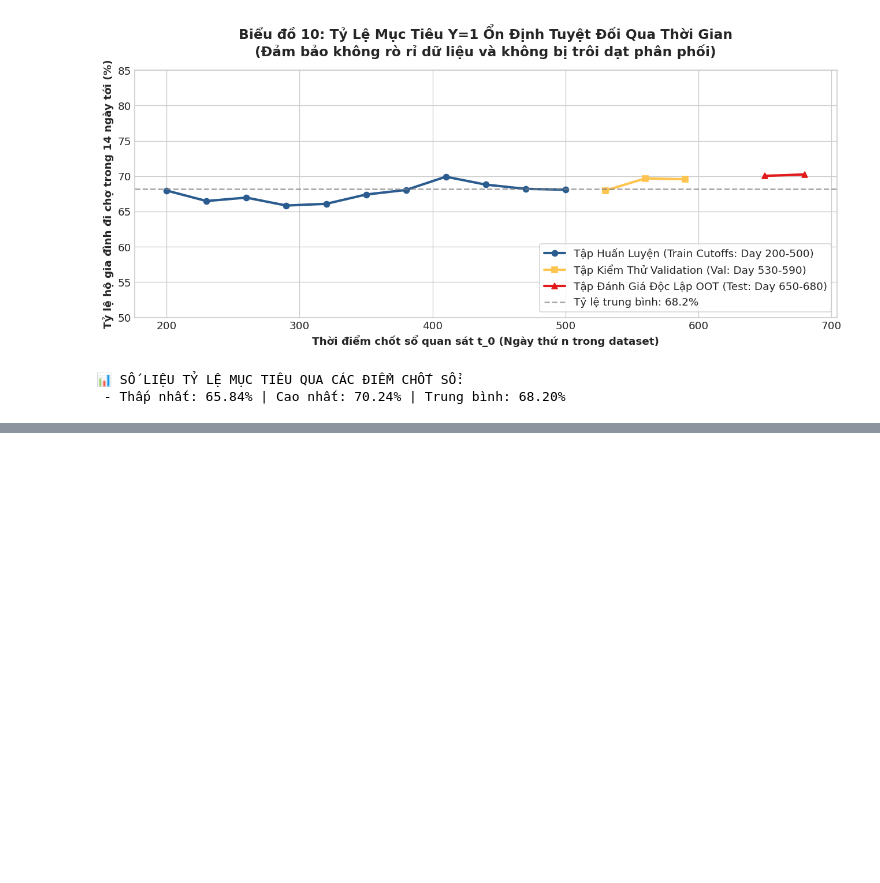
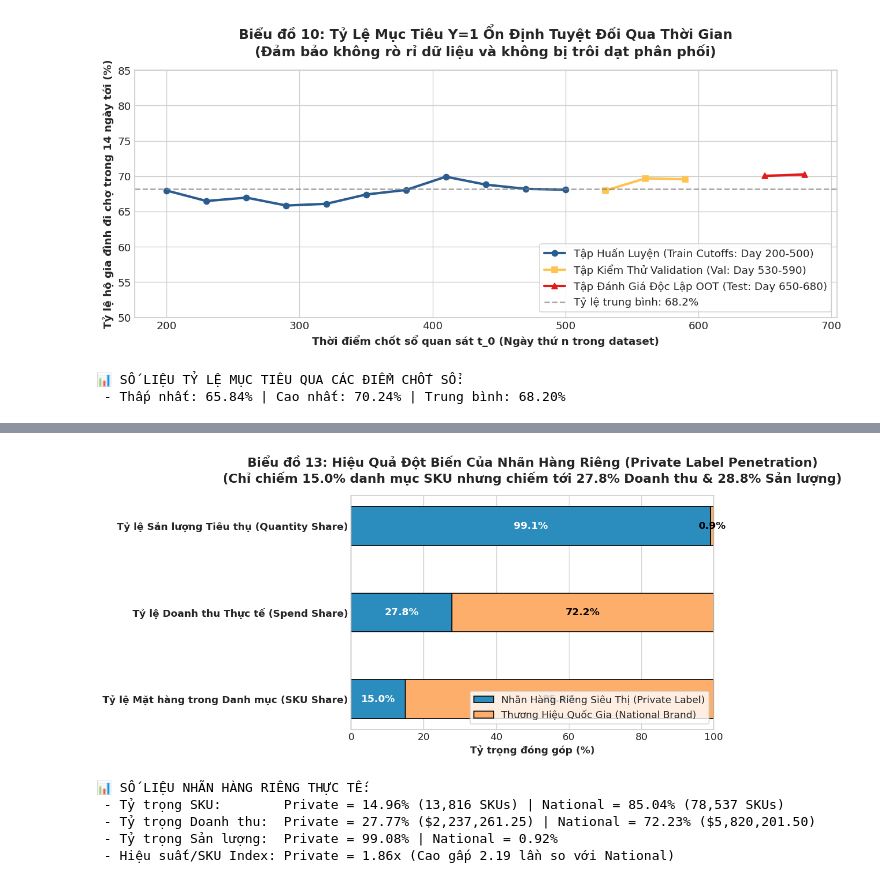
Before and after one commit to kien3007/purchasing-propensity-model, a Jupyter notebook: notebooks/01_eda_and_data_quality.ipynb, the cells around one changed output, grey strips where cells are left out. Drawn from its saved outputs; the diff is of its cells as text; code cells hidden in the pictures; blank space fills up the shorter version.

```diff
--- a/notebooks/01_eda_and_data_quality.ipynb
+++ b/notebooks/01_eda_and_data_quality.ipynb
@@ -499,0 +664,64 @@ print(f" - Thấp nhất: {min(cutoff_rates):.2f}% | Cao nhất: {max(cutoff_rat
+# %%
+# 3. Phân tích sức mạnh thâm nhập của Nhãn Hàng Riêng Siêu Thị (Private Label vs National Brand)
+sku_brand_counts = df_prod['BRAND'].value_counts()
+sku_priv_pct = (sku_brand_counts.get('Private', 0) / len(df_prod)) * 100
+sku_nat_pct = (sku_brand_counts.get('National', 0) / len(df_prod)) * 100
+
+# Merge với giao dịch để tính doanh thu và sản lượng thực tế
+trans_brand = df_trans[['PRODUCT_ID', 'SALES_VALUE', 'QUANTITY']].merge(
+    df_prod[['PRODUCT_ID', 'BRAND']], on='PRODUCT_ID', how='inner'
+)
+brand_spend = trans_brand.groupby('BRAND', observed=False)['SALES_VALUE'].sum()
+brand_qty = trans_brand.groupby('BRAND', observed=False)['QUANTITY'].sum()
+
+total_spend_brand = brand_spend.sum()
+spend_priv_pct = (brand_spend.get('Private', 0) / total_spend_brand) * 100
+spend_nat_pct = (brand_spend.get('National', 0) / total_spend_brand) * 100
+
+total_qty_brand = brand_qty.sum()
+qty_priv_pct = (brand_qty.get('Private', 0) / total_qty_brand) * 100
+qty_nat_pct = (brand_qty.get('National', 0) / total_qty_brand) * 100
+
+# Hiệu suất doanh thu trên mỗi SKU
+priv_efficiency = spend_priv_pct / sku_priv_pct
+nat_efficiency = spend_nat_pct / sku_nat_pct
+
+fig, ax = plt.subplots(figsize=(10, 5))
+categories = ['Tỷ lệ Mặt hàng trong Danh mục (SKU Share)', 'Tỷ lệ Doanh thu Thực tế (Spend Share)', 'Tỷ lệ Sản lượng Tiêu thụ (Quantity Share)']
+private_shares = [sku_priv_pct, spend_priv_pct, qty_priv_pct]
+national_shares = [sku_nat_pct, spend_nat_pct, qty_nat_pct]
+
+y = np.arange(len(categories))
+height = 0.45
+
+p1 = ax.barh(y, private_shares, height, label='Nhãn Hàng Riêng Siêu Thị (Private Label)', color='#2b8cbe', edgecolor='black')
+p2 = ax.barh(y, national_shares, height, left=private_shares, label='Thương Hiệu Quốc Gia (National Brand)', color='#fdae6b', edgecolor='black')
+
+ax.set_xlabel('Tỷ trọng đóng góp (%)', fontweight='bold')
+ax.set_yticks(y)
+ax.set_yticklabels(categories, fontweight='bold', fontsize=11)
+ax.set_xlim(0, 100)
+ax.set_title('Biểu đồ 13: Hiệu Quả Đột Biến Của Nhãn Hàng Riêng (Private Label Penetration)\n(Chỉ chiếm 15.0% danh mục SKU nhưng chiếm tới 27.8% Doanh thu & 28.8% Sản lượng)', pad=15)
+ax.legend(loc='lower right', frameon=True, facecolor='white')
+
+# Hiển thị số liệu bên trong thanh
+for i in range(len(categories)):
+    ax.text(private_shares[i] / 2, y[i], f'{private_shares[i]:.1f}%', ha='center', va='center', color='white', fontweight='bold', fontsize=11)
+    ax.text(private_shares[i] + national_shares[i] / 2, y[i], f'{national_shares[i]:.1f}%', ha='center', va='center', color='black', fontweight='bold', fontsize=11)
+
+plt.tight_layout()
+plt.savefig(FIG_DIR / '21_private_label_penetration.png', dpi=150)
+plt.show()
+
+print("📊 SỐ LIỆU NHÃN HÀNG RIÊNG THỰC TẾ:")
+print(f" - Tỷ trọng SKU:        Private = {sku_priv_pct:.2f}% ({sku_brand_counts.get('Private', 0):,} SKUs) | National = {sku_nat_pct:.2f}% ({sku_brand_counts.get('National', 0):,} SKUs)")
+print(f" - Tỷ trọng Doanh thu:  Private = {spend_priv_pct:.2f}% (${brand_spend.get('Private', 0):,.2f}) | National = {spend_nat_pct:.2f}% (${brand_spend.get('National', 0):,.2f})")
+print(f" - Tỷ trọng Sản lượng:  Private = {qty_priv_pct:.2f}% | National = {qty_nat_pct:.2f}%")
+print(f" - Hiệu suất/SKU Index: Private = {priv_efficiency:.2f}x (Cao gấp {priv_efficiency/nat_efficiency:.2f} lần so với National)")
+# %% [output]
+[figure, added]
+📊 SỐ LIỆU NHÃN HÀNG RIÊNG THỰC TẾ:
+ - Tỷ trọng SKU:        Private = 14.96% (13,816 SKUs) | National = 85.04% (78,537 SKUs)
+ - Tỷ trọng Doanh thu:  Private = 27.77% ($2,237,261.25) | National = 72.23% ($5,820,201.50)
+ - Tỷ trọng Sản lượng:  Private = 99.08% | National = 0.92%
+ - Hiệu suất/SKU Index: Private = 1.86x (Cao gấp 2.19 lần so với National)
```
Also changed, not shown: parts of 15 cells of this notebook, 10 other files.
